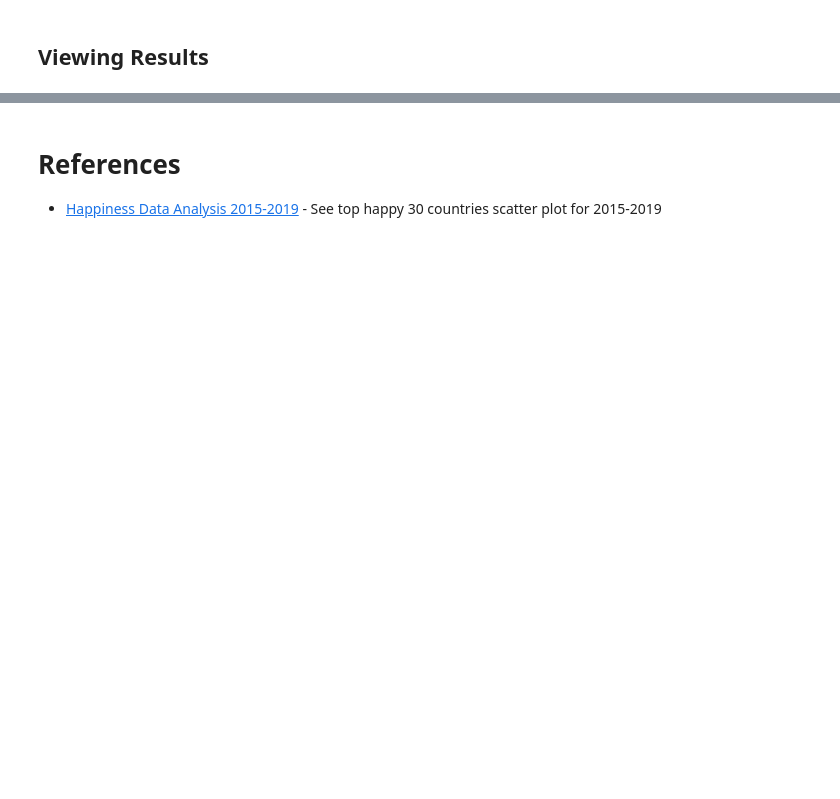
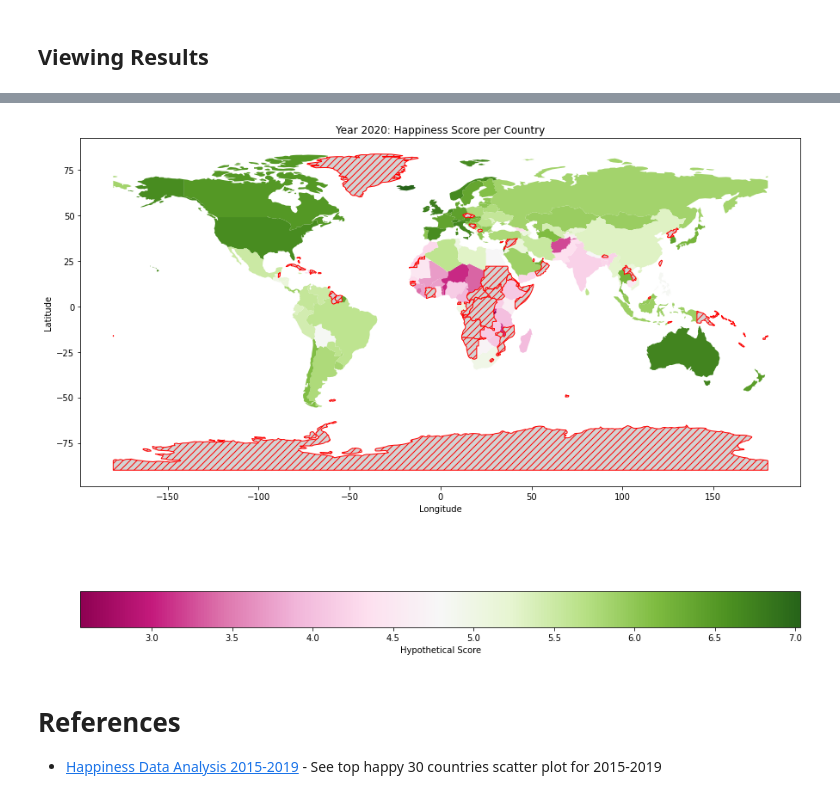
Before and after one commit to tterrytran95/happinesspro, a Jupyter notebook: Regression with WHR .ipynb, the cells around one changed output, grey strips where cells are left out. Cells and saved outputs as stored; diff of their text form; code cells hidden in the pictures; blank space fills up the shorter version.

```diff
--- a/Regression with WHR .ipynb
+++ b/Regression with WHR .ipynb
@@ -259,8 +348,8 @@ Mean squared error...    0.009715280050987927
 # %%
 train_y = df_all['Generosity'].to_numpy()
 train_x = df_all.drop(columns=['Generosity']).iloc[:, 4:]
-test_y = df2020['Generosity'].to_numpy()
-test_x = df2020.drop(columns=['Generosity']).iloc[:, 3:8]
+test_y = df2019['Generosity'].to_numpy()
+test_x = df2019.drop(columns=['Generosity']).iloc[:, 4:]
 scaler = StandardScaler()
 train_x = scaler.fit_transform(train_x)
 test_x = scaler.transform(test_x)
@@ -289,7 +397,9 @@ df_hyp = pd.DataFrame(data=data) # dataframe of hypothesis # test_x
 # %%
-X = df_hyp.to_numpy()
-Y = df2020['Score']
-train_x, test_x, train_y, test_y = train_test_split(X, Y, test_size=.2)
+train_x = scaler.fit_transform(df_hyp.to_numpy())
+train_y = df2019['Score']
+# train_x, test_x, train_y, test_y = train_test_split(X, Y, test_size=.2)
+test_x = scaler.transform(df2020.iloc[:, 4:10])
+test_y = df2020['Score'].to_numpy()
 # %%
 lr = LinearRegression()
 lr.fit(train_x, train_y)
@@ -308,2 +418,9 @@ Mean squared error...    0.28719154667616514
 # %% [markdown]
 ## Viewing Results
+# %%
+df2020_res = pd.DataFrame(df2020['Country or region'])
+df2020_res = df2020_res.join(df2020['Score'])
+df2020_res = df2020_res.join(pd.DataFrame(hyp, columns=['Hypothetical Score']))
+df2020_res = df2020_res.join(df2020['Overall rank'])
+df2020_res = df2020_res.rename({'Country or region': 'name', 'Score': 'Actual Score', 'Overall rank': 'Actual Rank'}, axis='columns')
+df2020_res
@@ -310,3 +441,24 @@ Mean squared error...    0.28719154667616514
+# %%
+# plot the happiness score of each country on this map
+world = gp.read_file(gp.datasets.get_path('naturalearth_lowres')) # read in world df
+
+# rename some df2020 names to match world df
+for index in df2020.index:
+    if df2020.loc[index,'Country or region']=='United States':
+        df2020.loc[index,'Country or region'] = 'United States of America'
+merge2020 = pd.merge(world, df2020_res, on='name', how='left')
+# %%
+fig, ax = plt.subplots(1, 1)
+fig.set_size_inches(15, 15)
+merge2020.plot(column='Hypothetical Score',legend=True, ax=ax,cmap='PiYG', legend_kwds={'label': "Hypothetical Score", 'orientation': "horizontal"},
+missing_kwds={ "color": "lightgrey", "edgecolor": "red", "hatch": "///", "label": "Missing values", },)
+
+plt.title('Year 2020: Happiness Score per Country', loc='center') # center title?
+plt.xlabel('Longitude')
+plt.ylabel('Latitude')
+plt.show()
+# %% [output]
+[figure, added]
 # %% [markdown]
 # References
 - [Happiness Data Analysis 2015-2019](https://www.kaggle.com/kojisera/happiness-data-analysis-2015-2019) - See top happy 30 countries scatter plot for 2015-2019
```
Also changed, not shown: parts of 35 cells of this notebook, 2 other files.
